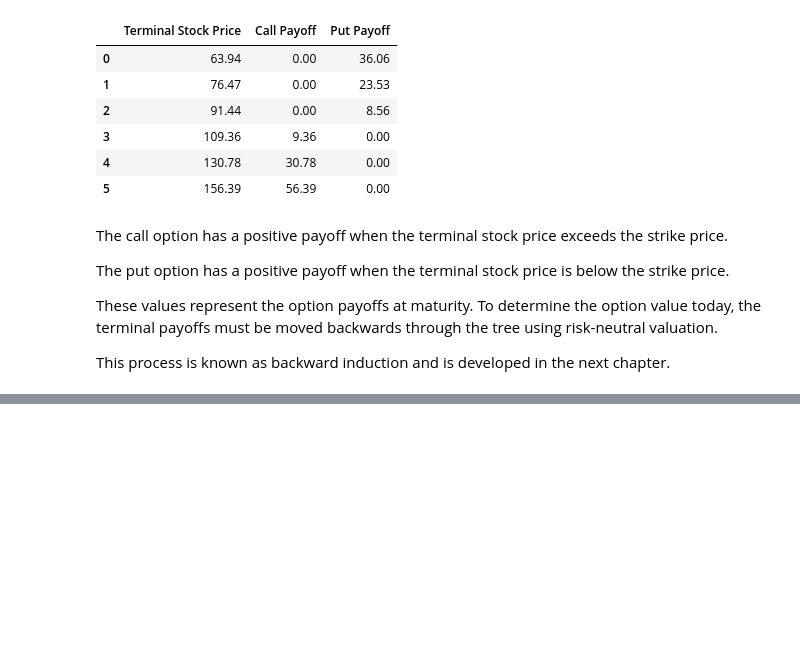
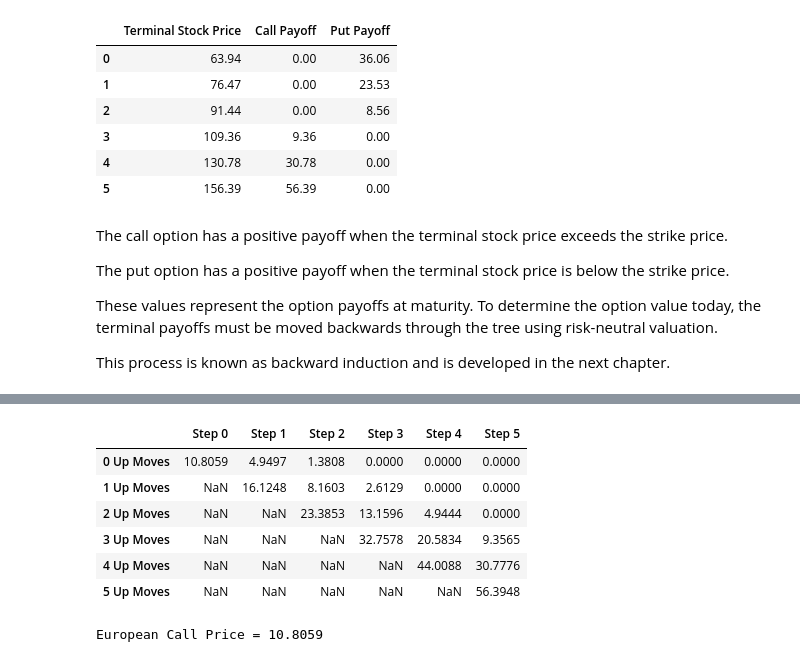
Before and after one commit to evanmartin21/Quant-Summer-Research-Project, a Jupyter notebook: notebooks/05_binomial_tree_option_pricing.ipynb, the cells around one changed output, grey strips where cells are left out. Saved outputs shown, nothing was run; the diff lists cells and outputs as text; code cells hidden in the pictures; blank space fills up the shorter version.

```diff
--- a/notebooks/05_binomial_tree_option_pricing.ipynb
+++ b/notebooks/05_binomial_tree_option_pricing.ipynb
@@ -245,0 +256,31 @@ This process is known as backward induction and is developed in the next chapter
+# %%
+option_tree = np.full((N + 1, N + 1), np.nan)
+
+option_tree[:, N] = np.maximum(stock_tree[:, N] - K, 0)
+
+for i in range(N - 1, -1, -1):
+    for j in range(i + 1):
+
+        option_tree[j, i] = np.exp(-r * dt) * (
+            p * option_tree[j + 1, i + 1]
+            + (1 - p) * option_tree[j, i + 1]
+        )
+
+option_tree_df = pd.DataFrame(
+    option_tree,
+    columns=[f"Step {i}" for i in range(N + 1)],
+    index=[f"{j} Up Moves" for j in range(N + 1)]
+)
+
+display(option_tree_df.round(4))
+
+print(f"European Call Price = {option_tree[0, 0]:.4f}")
+# %% [output]
+|  | Step 0 | Step 1 | Step 2 | Step 3 | Step 4 | Step 5 |
+| 0 Up Moves | 10.8059 | 4.9497 | 1.3808 | 0.0000 | 0.0000 | 0.0000 |
+| 1 Up Moves | NaN | 16.1248 | 8.1603 | 2.6129 | 0.0000 | 0.0000 |
+| 2 Up Moves | NaN | NaN | 23.3853 | 13.1596 | 4.9444 | 0.0000 |
+| 3 Up Moves | NaN | NaN | NaN | 32.7578 | 20.5834 | 9.3565 |
+| 4 Up Moves | NaN | NaN | NaN | NaN | 44.0088 | 30.7776 |
+| 5 Up Moves | NaN | NaN | NaN | NaN | NaN | 56.3948 |
+European Call Price = 10.8059
```
Also changed, not shown: parts of 10 cells of this notebook, 1 other file.
